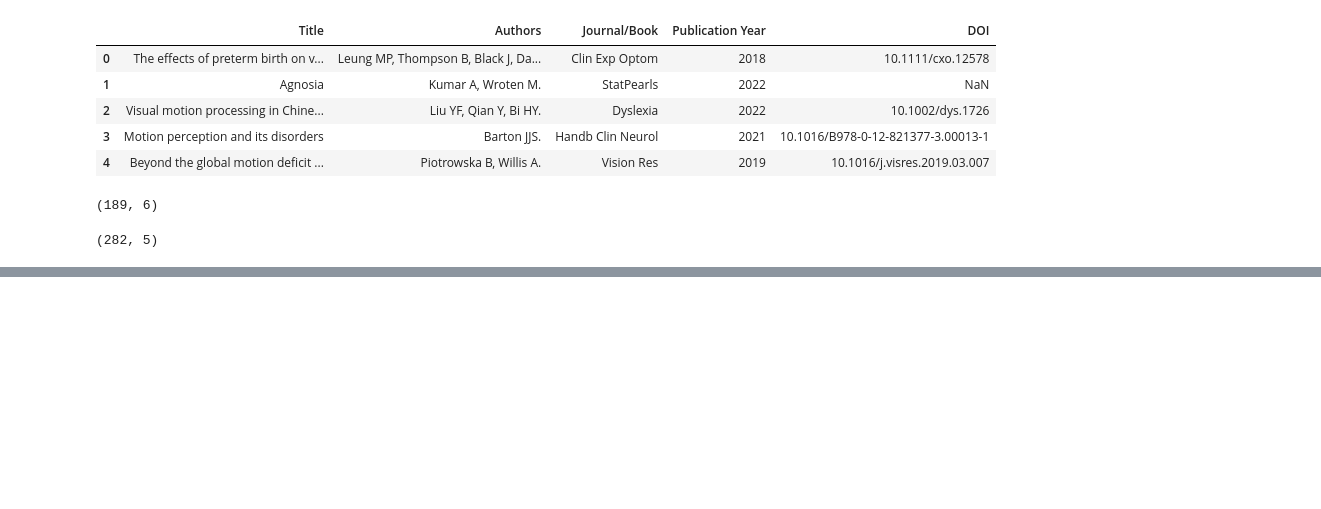
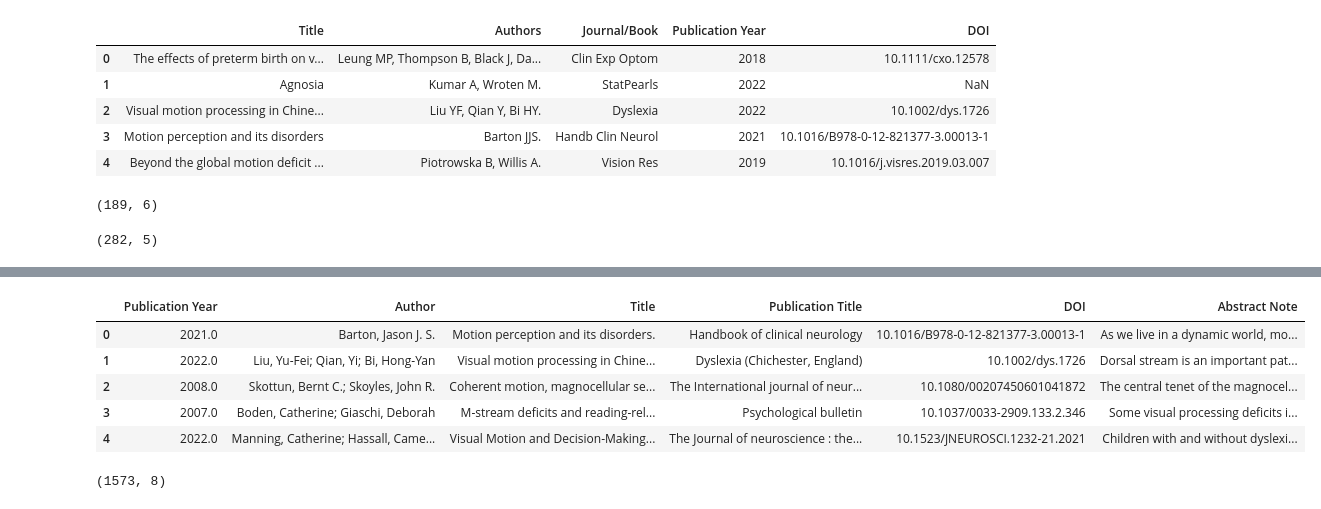
Before and after one commit to cristinarainich/Review, a Jupyter notebook: Review.ipynb, the cells around one changed output, grey strips where cells are left out. Saved outputs shown, nothing was run; the diff lists cells and outputs as text; code cells hidden in the pictures; blank space fills up the shorter version.

```diff
--- a/Review.ipynb
+++ b/Review.ipynb
@@ -100,0 +148,17 @@ articles.shape
+# %%
+# nilou's papers
+nilou = pd.read_csv(
+    working_path.joinpath('Niloufar-AllPapers - Niloufar-AllPapers.csv')
+)
+# %%
+nilou_ = nilou[['Publication Year', 'Author', 'Title',
+       'Publication Title', 'DOI', 'Abstract Note']]
+# %%
+nilou_.head()
+# %% [output]
+|  | Publication Year | Author | Title | Publication Title | DOI | Abstract Note |
+| 0 | 2021.0 | Barton, Jason J. S. | Motion perception and its disorders. | Handbook of clinical neurology | 10.1016/B978-0-12-821377-3.00013-1 | As we live in a dynamic world, mo... |
+| 1 | 2022.0 | Liu, Yu-Fei; Qian, Yi; Bi, Hong-Yan | Visual motion processing in Chine... | Dyslexia (Chichester, England) | 10.1002/dys.1726 | Dorsal stream is an important pat... |
+| 2 | 2008.0 | Skottun, Bernt C.; Skoyles, John R. | Coherent motion, magnocellular se... | The International journal of neur... | 10.1080/00207450601041872 | The central tenet of the magnocel... |
+| 3 | 2007.0 | Boden, Catherine; Giaschi, Deborah | M-stream deficits and reading-rel... | Psychological bulletin | 10.1037/0033-2909.133.2.346 | Some visual processing deficits i... |
+| 4 | 2022.0 | Manning, Catherine; Hassall, Came... | Visual Motion and Decision-Making... | The Journal of neuroscience : the... | 10.1523/JNEUROSCI.1232-21.2021 | Children with and without dyslexi... |
@@ -100,0 +167,4 @@ articles.shape
+# %%
+articles.shape
+# %% [output]
+(1573, 8)
```
Also changed, not shown: parts of 16 cells of this notebook.
